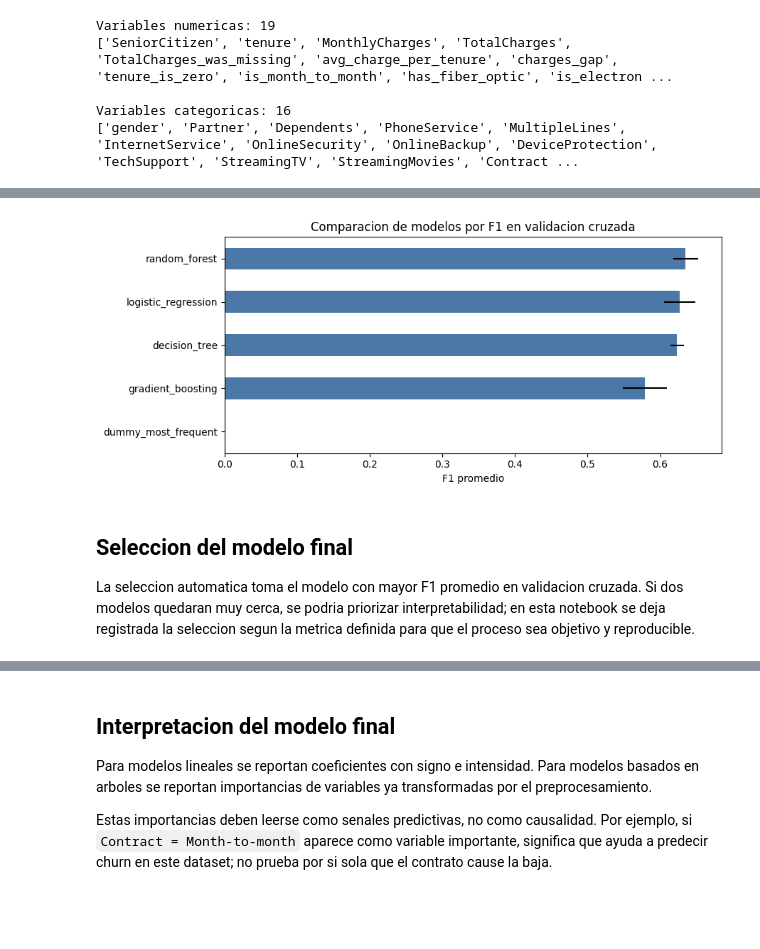
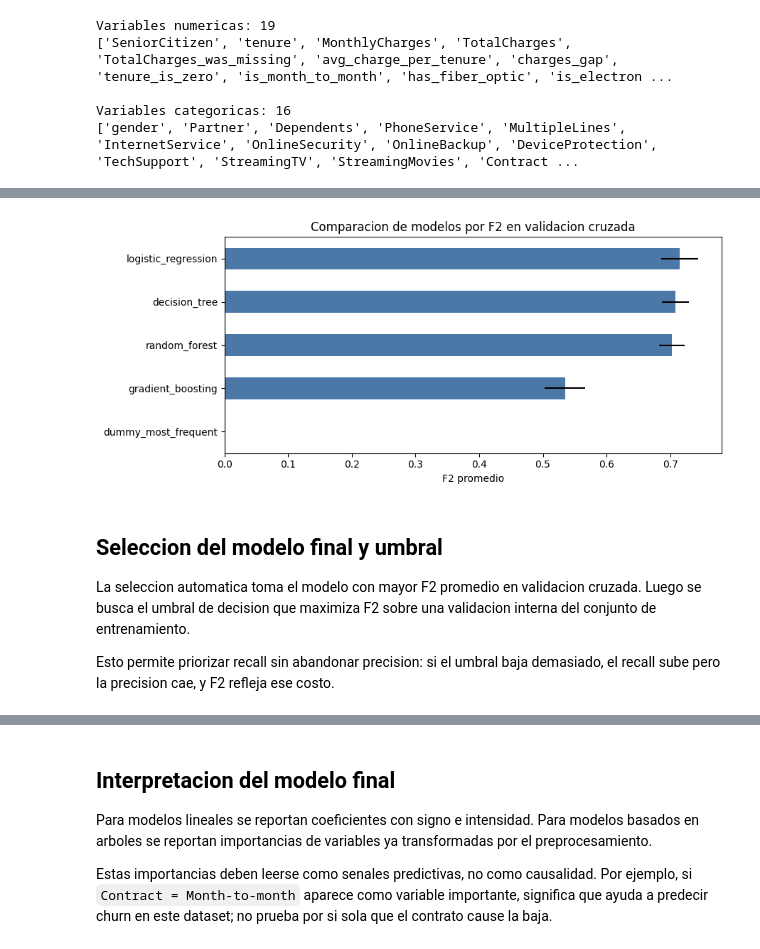
Before and after one commit to matigold22/Final_Predictiva, a Jupyter notebook: notebooks/01_train_final_model.ipynb, the cells around one changed output, grey strips where cells are left out. Drawn from its saved outputs; the diff is of its cells as text; code cells hidden in the pictures; blank space fills up the shorter version.

Commit message:
Prioritize recall with F2 threshold tuning

```diff
--- a/notebooks/01_train_final_model.ipynb
+++ b/notebooks/01_train_final_model.ipynb
@@ -312,7 +314,10 @@ models = {
     "gradient_boosting": GradientBoostingClassifier(random_state=RANDOM_STATE),
 }
 
+f2_scorer = make_scorer(fbeta_score, beta=2, zero_division=0)
+
 scoring = {
+    "f2": f2_scorer,
     "f1": "f1",
     "precision": "precision",
     "recall": "recall",
@@ -343,6 +348,6 @@ for name, estimator in models.items():
         row[f"{metric}_std"] = scores[f"test_{metric}"].std()
     results.append(row)
 
-cv_results = pd.DataFrame(results).sort_values("f1_mean", ascending=False)
+cv_results = pd.DataFrame(results).sort_values("f2_mean", ascending=False)
 cv_results
 # %% [output]
@@ -355,6 +360,6 @@ cv_results
 # %%
 cv_results_display = cv_results[[
-    "model", "f1_mean", "f1_std", "recall_mean", "precision_mean", "roc_auc_mean", "accuracy_mean"
+    "model", "f2_mean", "f2_std", "recall_mean", "precision_mean", "f1_mean", "roc_auc_mean", "accuracy_mean"
 ]].copy()
 cv_results_display.to_csv(OUTPUTS_DIR / "model_selection_cv_results.csv", index=False)
 cv_results_display
@@ -368,24 +373,26 @@ cv_results_display
 # %%
-ax = cv_results_display.sort_values("f1_mean").plot(
+ax = cv_results_display.sort_values("f2_mean").plot(
     kind="barh",
     x="model",
-    y="f1_mean",
-    xerr="f1_std",
+    y="f2_mean",
+    xerr="f2_std",
     figsize=(9, 4),
     legend=False,
     color="#4C78A8",
 )
-ax.set_title("Comparacion de modelos por F1 en validacion cruzada")
-ax.set_xlabel("F1 promedio")
+ax.set_title("Comparacion de modelos por F2 en validacion cruzada")
+ax.set_xlabel("F2 promedio")
 ax.set_ylabel("")
 plt.tight_layout()
 plt.show()
 # %% [output]
-[figure, old version]
+[figure, new version]
 # %% [markdown]
-## Seleccion del modelo final
+## Seleccion del modelo final y umbral
 
-La seleccion automatica toma el modelo con mayor F1 promedio en validacion cruzada. Si dos modelos quedaran muy cerca, se podria priorizar interpretabilidad; en esta notebook se deja registrada la seleccion segun la metrica definida para que el proceso sea objetivo y reproducible.
+La seleccion automatica toma el modelo con mayor F2 promedio en validacion cruzada. Luego se busca el umbral de decision que maximiza F2 sobre una validacion interna del conjunto de entrenamiento.
+
+Esto permite priorizar recall sin abandonar precision: si el umbral baja demasiado, el recall sube pero la precision cae, y F2 refleja ese costo.
 # %%
 best_model_name = cv_results.iloc[0]["model"]
 best_estimator = models[best_model_name]
```
Also changed, not shown: parts of 16 cells of this notebook, 9 other files.
